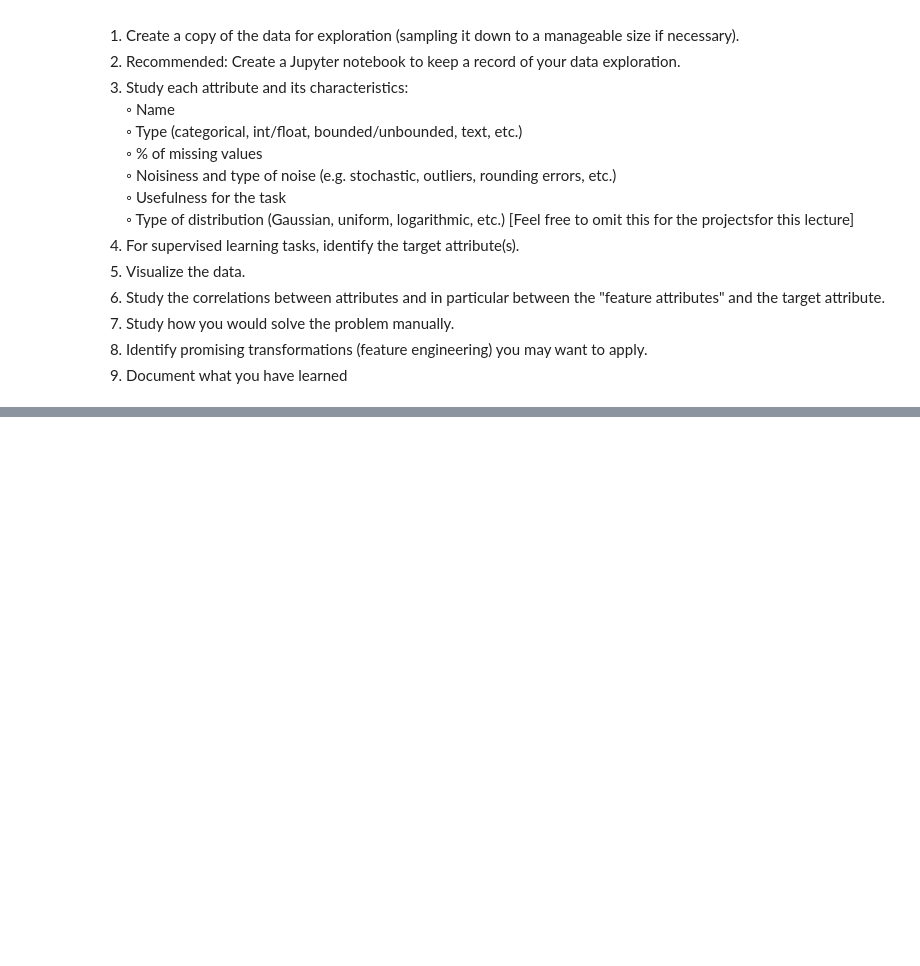
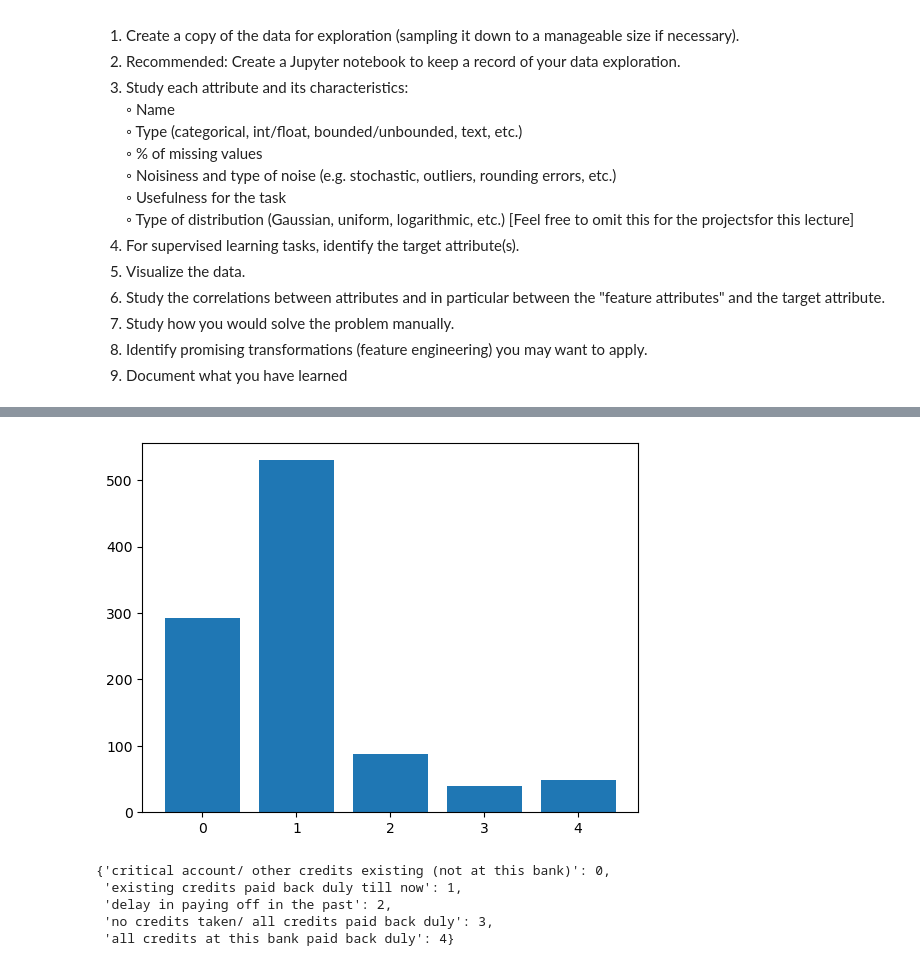
Before and after one commit to dennismgoetz/HoML-Credit-Data, a Jupyter notebook: Data Understanding.ipynb, the cells around one changed output, grey strips where cells are left out. Saved outputs shown, nothing was run; the diff lists cells and outputs as text; code cells hidden in the pictures; blank space fills up the shorter version.

```diff
--- a/Data Understanding.ipynb
+++ b/Data Understanding.ipynb
@@ -269,0 +391,18 @@ At least 70% accuracy.
+# %%
+import matplotlib.pyplot as plt
+import numpy as np
+
+# Explore Feature "Status of existing checking account"
+
+# Plot against the target variable to see relationship
+fig, ax = plt.subplots()
+ax.bar(range(len(data_values_dummies.iloc[:, 2].value_counts(sort = False).values)), data_values_dummies.iloc[:, 2].value_counts(sort = False).values)
+plt.show()
+all_dict[1]
+# %% [output]
+[figure, added]
+{'critical account/ other credits existing (not at this bank)': 0,
+ 'existing credits paid back duly till now': 1,
+ 'delay in paying off in the past': 2,
+ 'no credits taken/ all credits paid back duly': 3,
+ 'all credits at this bank paid back duly': 4}
```
Also changed, not shown: parts of 19 cells of this notebook.
